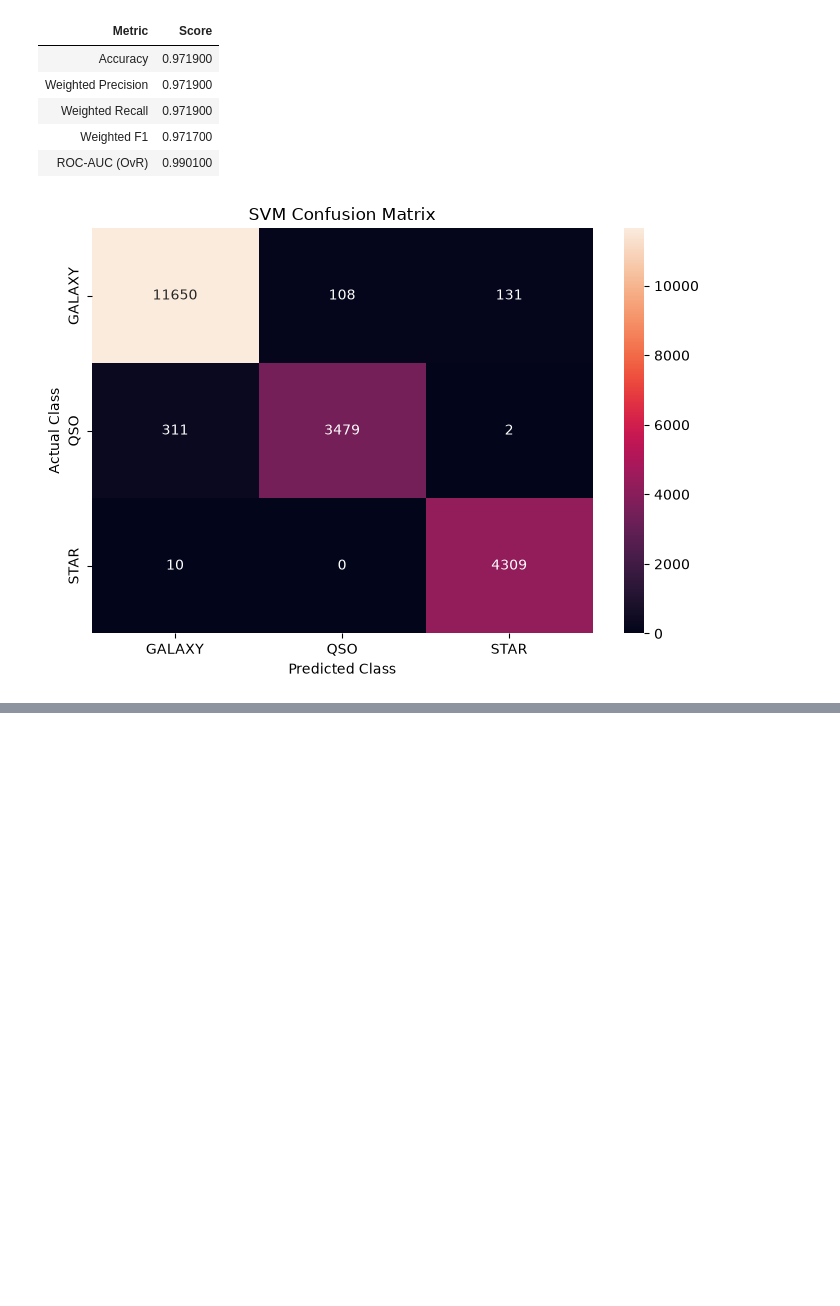
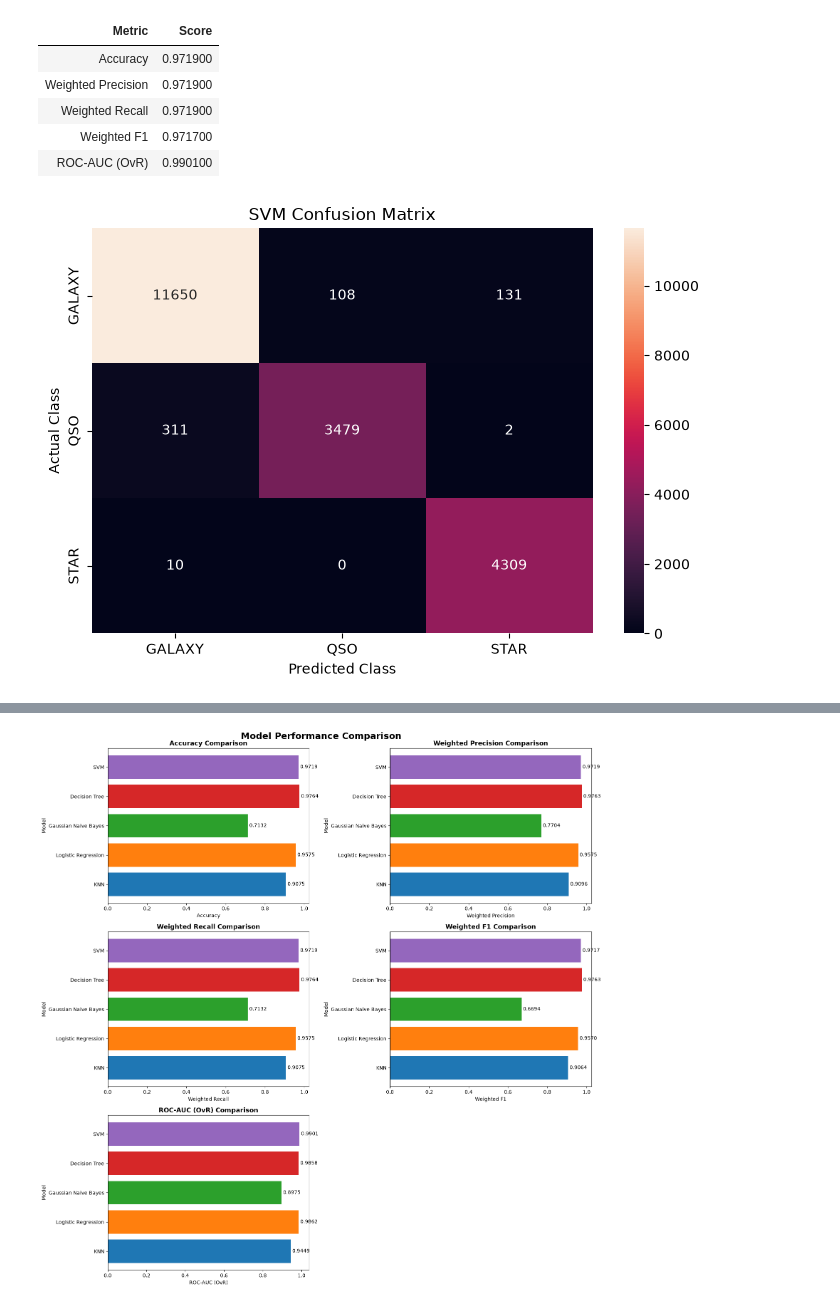
Before and after one commit to Reshma925/Vectora, a Jupyter notebook: ML_CLASSIFICATION_TRACKA/classification.ipynb, the cells around one changed output, grey strips where cells are left out. Drawn from its saved outputs; the diff is of its cells as text; code cells hidden in the pictures; blank space fills up the shorter version.

Commit message:
Model Comparision Analysis

```diff
--- a/ML_CLASSIFICATION_TRACKA/classification.ipynb
+++ b/ML_CLASSIFICATION_TRACKA/classification.ipynb
@@ -1051,18 +1050,90 @@ All five classification models were evaluated using the same 80:20 stratified tr
 Cross-validation was applied during hyperparameter tuning for KNN, Decision Tree, and SVM. The results of all models are presented together in the following summary table.
 # %%
-# -------------------------------------- FINAL MODEL COMPARISON --------------------------------------
+# Model Performance Graphs
 
-results = [
-    knn_results,
-    lr_results,
-    gnb_results,
-    dt_results,
-    svm_results
+models = [
+    "KNN",
+    "Logistic Regression",
+    "Gaussian Naive Bayes",
+    "Decision Tree",
+    "SVM"
 ]
-
-comparison_df = pd.DataFrame(results)
-
-# Round metric values
-comparison_df = comparison_df.round(4)
-print("Final Model Comparison")
-display(comparison_df)
+# Original metric values
+accuracy_values = [
+    knn_accuracy,
+    lr_accuracy,
+    gnb_accuracy,
+    dt_accuracy,
+    svm_accuracy
+]
+precision_values = [
+    knn_precision,
+    lr_precision,
+    gnb_precision,
+    dt_precision,
+    svm_precision
+]
+recall_values = [
+    knn_recall,
+    lr_recall,
+    gnb_recall,
+    dt_recall,
+    svm_recall
+]
+f1_values = [
+    knn_f1,
+    lr_f1,
+    gnb_f1,
+    dt_f1,
+    svm_f1
+]
+roc_auc_values = [
+    knn_roc_auc,
+    lr_roc_auc,
+    gnb_roc_auc,
+    dt_roc_auc,
+    svm_roc_auc
+]
+# Store metrics for plotting
+metric_data = [
+    ("Accuracy", accuracy_values),
+    ("Weighted Precision", precision_values),
+    ("Weighted Recall", recall_values),
+    ("Weighted F1", f1_values),
+    ("ROC-AUC (OvR)", roc_auc_values)
+]
+# Create 3 × 2 layout
+fig, axes = plt.subplots(3, 2, figsize=(16, 16))
+axes = axes.flatten()
+for i, (metric_name, values) in enumerate(metric_data):
+    axes[i].barh(
+        models,
+        values,
+        color=plt.get_cmap("tab10").colors
+    )
+    axes[i].set_title(
+        f"{metric_name} Comparison",
+        fontsize=13,
+        fontweight="bold"
+    )
+    axes[i].set_xlabel(metric_name)
+    axes[i].set_ylabel("Model")
+    # Display values on bars
+    for j, value in enumerate(values):
+        axes[i].text(
+            value,
+            j,
+            f" {value:.4f}",
+            va="center"
+        )
+# Hide the unused 6th subplot
+axes[5].axis("off")
+fig.suptitle(
+    "Model Performance Comparison",
+    fontsize=18,
+    fontweight="bold"
+)
+plt.tight_layout()
+plt.show()
+# %% [output]
+[figure, added]
```
Also changed, not shown: parts of 3 cells of this notebook.
